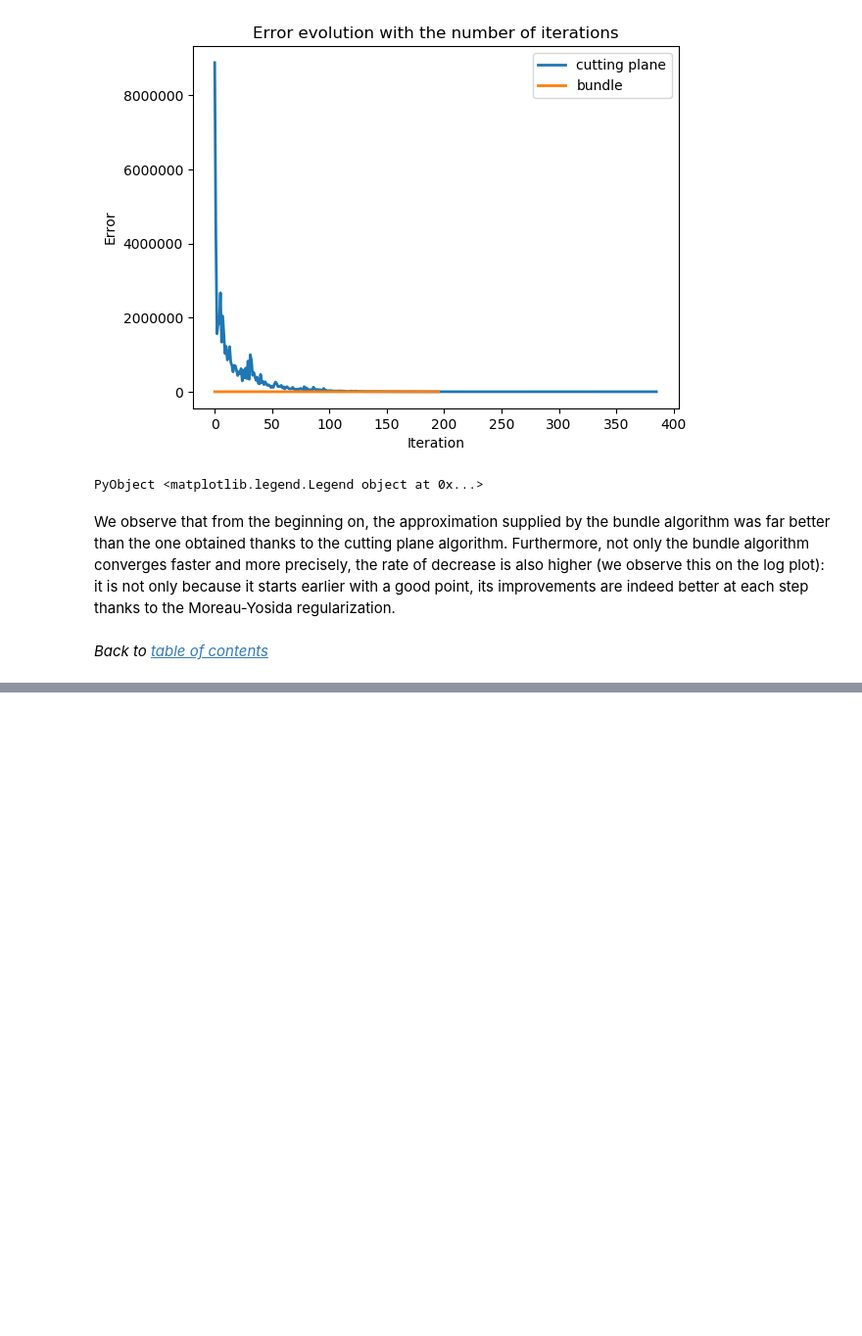
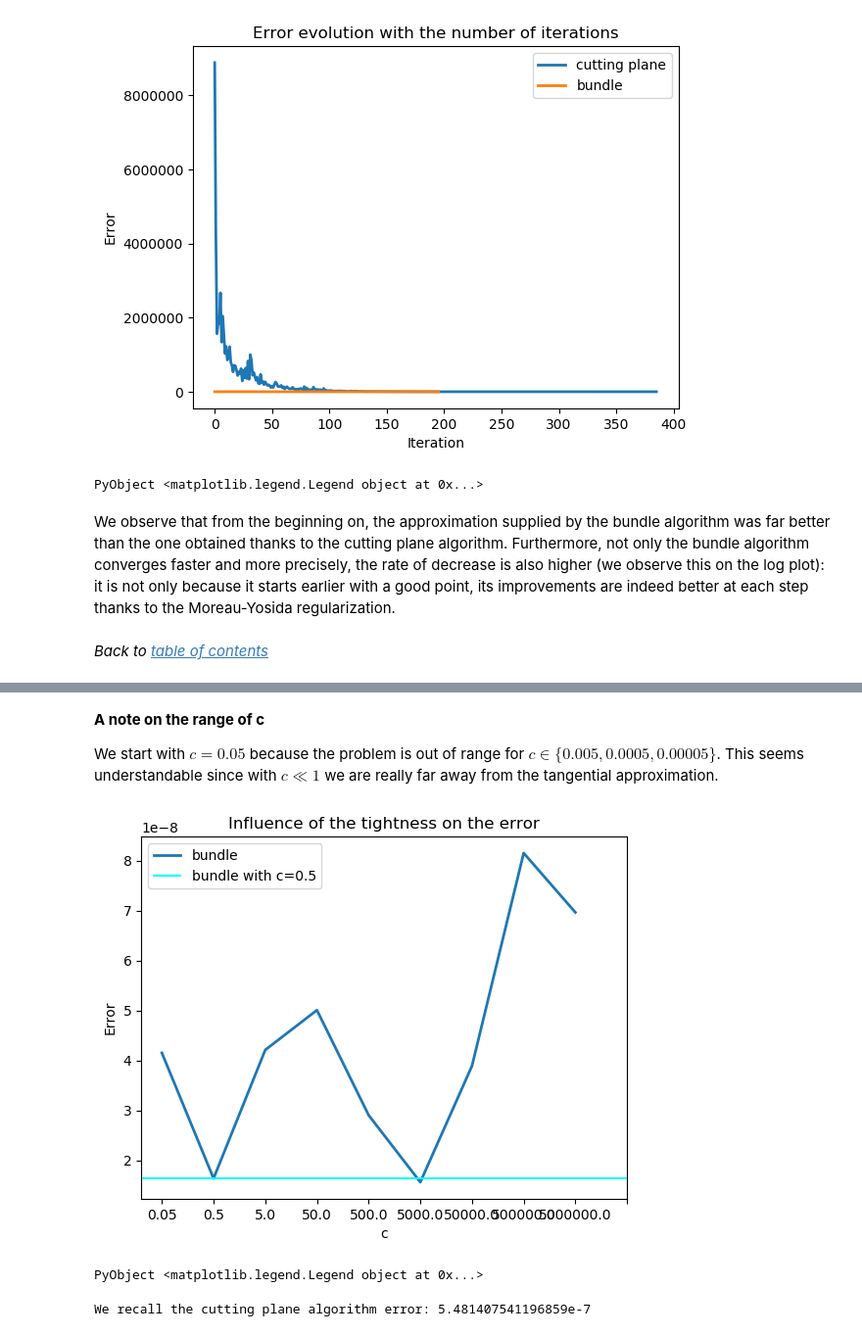
Before and after one commit to mzaffran/proximal_methods, a Jupyter notebook: cutting_plane_bundle_methods.ipynb, the cells around one changed output, grey strips where cells are left out. Shown at 98% size. Saved outputs shown, nothing was run; the diff lists cells and outputs as text; code cells hidden in the pictures; blank space fills up the shorter version.

```diff
--- a/cutting_plane_bundle_methods.ipynb
+++ b/cutting_plane_bundle_methods.ipynb
@@ -452,0 +509,13 @@ findall(isequal(13), smallprimes)
+# %%
+e_min = -2 ;
+e_max = 6 ;
+cs = [5*(float(10)^(i)) for i in range(e_min,e_max, step=1)]
+
+trace_bundle = Float64[]
+trace_bundle_n = Float64[]
+
+for c in cs
+    trace, trace_ub, trace_lb, n, n_ss, n_ns = launch_bundle(A, xMin, xMax, c=c) ;
+    push!(trace_bundle, trace[length(trace)] - optsol)
+    push!(trace_bundle_n, n)
+end
@@ -452,0 +540,19 @@ findall(isequal(13), smallprimes)
+# %% [markdown]
+__A note on the range of c__
+
+We start with $c = 0.05$ because the problem is out of range for $c \in \{0.005, 0.0005, 0.00005\}$. This seems understandable since with $c \ll 1$  we are really far away from the tangential approximation.
+# %%
+plot(trace_bundle, lw=2., label="bundle")
+axhline(trace_bundle_f[length(trace_bundle_f)] - optsol, c="cyan", label="bundle with c=0.5")
+xticks(range(0,length(cs),step=1),cs)
+xlabel("c")
+ylabel("Error")
+title("Influence of the tightness on the error")
+legend()
+# %% [output]
+[figure, added]
+PyObject <matplotlib.legend.Legend object at 0x...>
+# %%
+println("We recall the cutting plane algorithm error: ", trace_cutting_plane_f[length(trace_cutting_plane_f)] - optsol)
+# %% [output]
+We recall the cutting plane algorithm error: 5.481407541196859e-7
```
Also changed, not shown: parts of 69 cells of this notebook.
